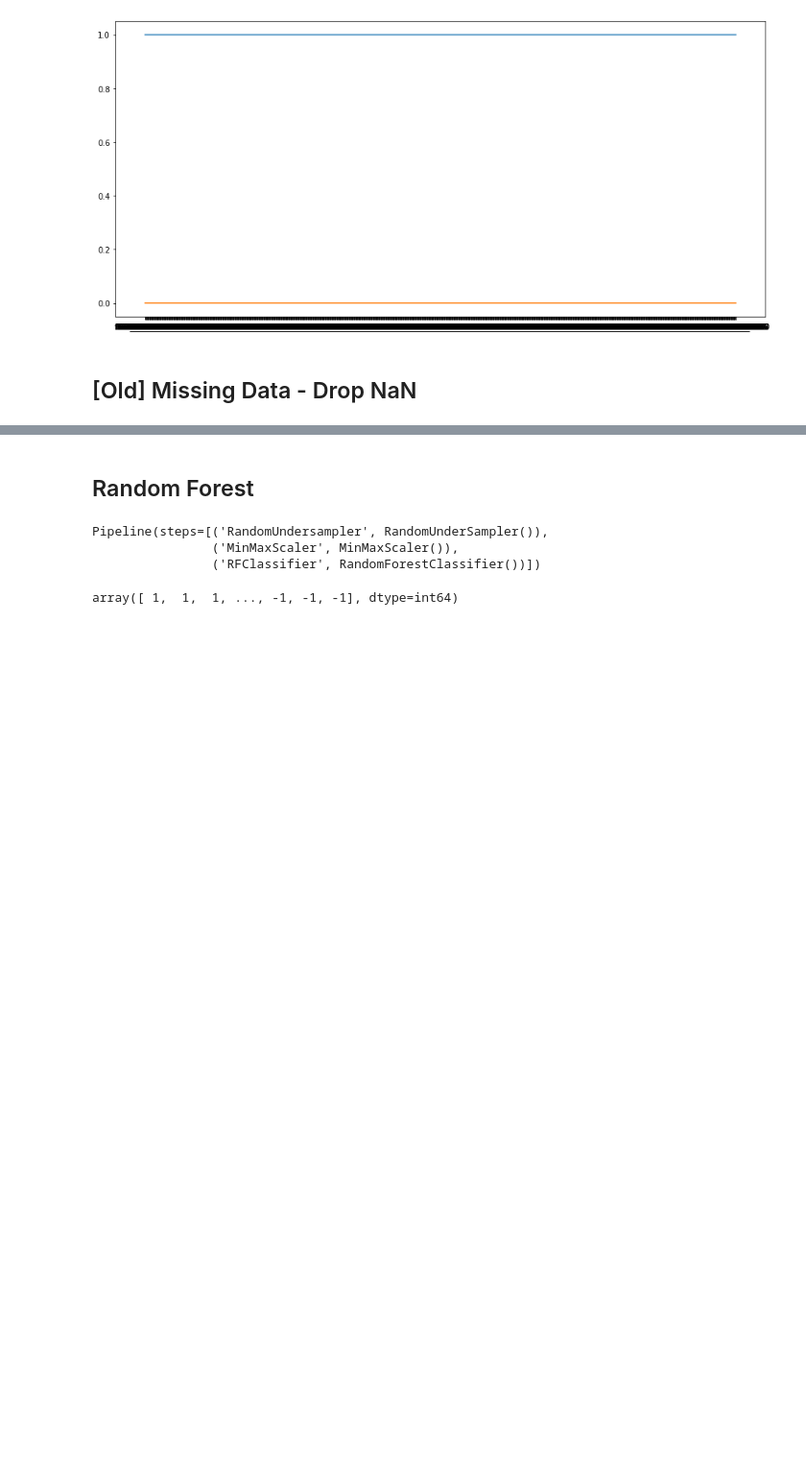
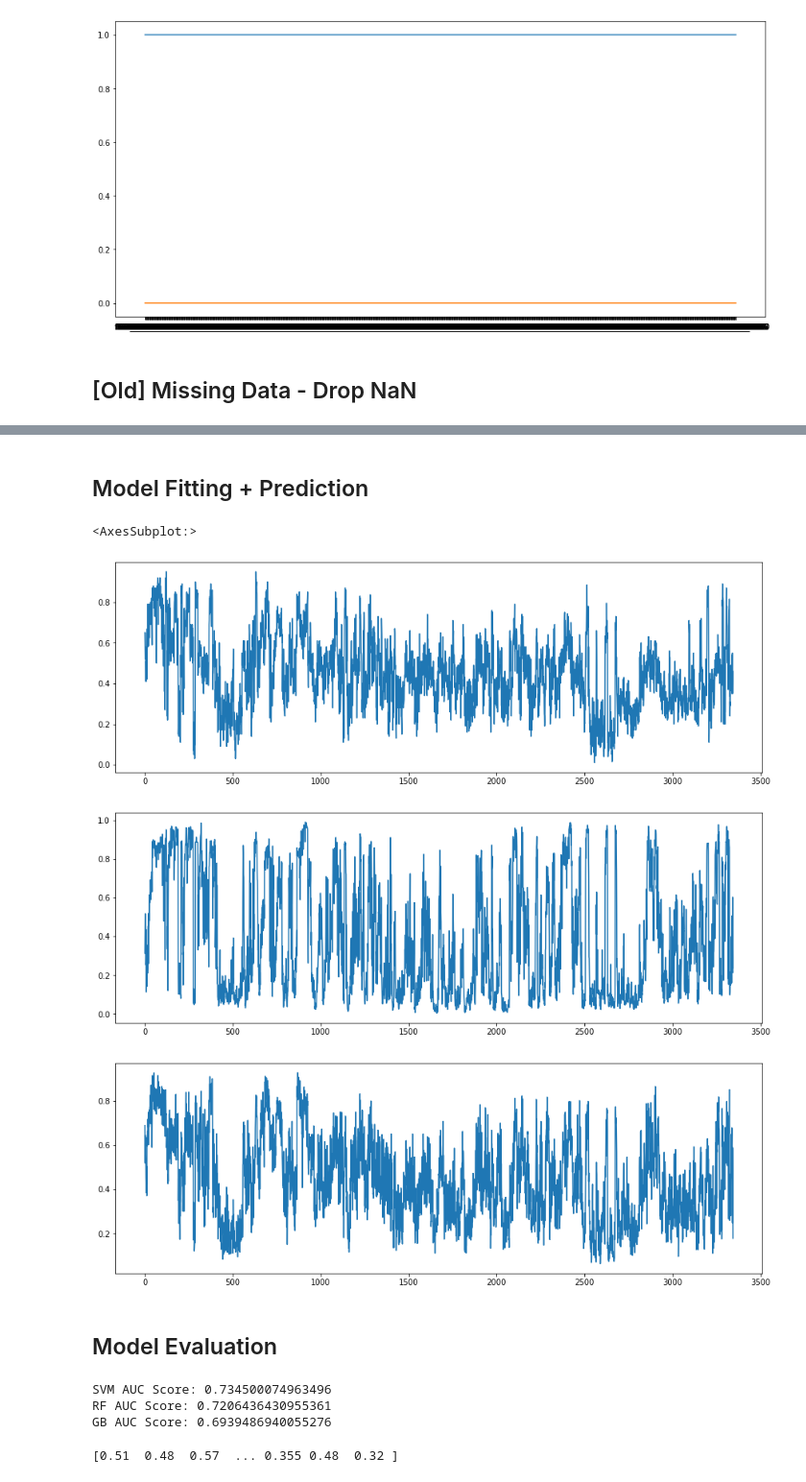
Before and after one commit to JPeck567/EpiPredProject, a Jupyter notebook: EpitopePred.ipynb, the cells around one changed output, grey strips where cells are left out. Shown at 96% size. Cells and saved outputs as stored; diff of their text form; code cells hidden in the pictures; blank space fills up the shorter version.

Commit message:
Additional Modelling additions + refactoring

```diff
--- a/EpitopePred.ipynb
+++ b/EpitopePred.ipynb
@@ -19,6 +21,13 @@ from imblearn.under_sampling import RandomUnderSampler
 from imblearn.pipeline import Pipeline as PipelineImb
 # %% [markdown]
 # Data
+# %%
+def loadAndSplitData(filePath="datasets/updated/txid10376_dataset.csv"): # txid10376 is EBV
+    epi = pd.read_csv(filePath)
+    epiSplit = epi.loc[epi['Info_split']  == 'split_01_75']
+    epiSplit25 = epi.loc[epi['Info_split']  == 'split_02_25']
+
+    return epiSplit, epiSplit25
 # %% [markdown]
 ## Read Data
 # %%
@@ -333 +346,9 @@ plt.plot(minVal)
+# %%
+epiSplit, epiSplit25 = loadAndSplitData() # default to EBV - txid10376
+
+X_train = epiSplit.iloc[:, 15:-1]
+y_train = epiSplit['Class']
+
+X_test = epiSplit25.iloc[:, 15:-1]
+y_test = epiSplit25['Class']
 # %% [markdown]
@@ -351,12 +432,35 @@ y_test = epiSplit25['Class']
-# %% [markdown]
-## Random Forest
-# %%
-rfPipeline.fit(X_train, y_train)
-# %% [output]
-Pipeline(steps=[('RandomUndersampler', RandomUnderSampler()),
-                ('MinMaxScaler', MinMaxScaler()),
-                ('RFClassifier', RandomForestClassifier())])
-# %%
-rfPipeline.predict(X_test)
-# %% [output]
-array([ 1,  1,  1, ..., -1, -1, -1], dtype=int64)
+# %% [markdown]
+## Model Fitting + Prediction
+# %%
+y_predSVM = modelPred('svm')()[:, 1]  # returns list of tuples (-1%, 1%). index 1 of tuple is pos %, so get this only
+y_predRF = modelPred('rf')()[:, 1]
+y_predGB = modelPred('gb')()[:, 1]
+# %%
+plt.figure(figsize=(15, 5))
+sns.lineplot(data=y_predRF)
+plt.figure(figsize=(15, 5))
+sns.lineplot(data=y_predSVM)
+plt.figure(figsize=(15, 5))
+sns.lineplot(data=y_predGB)
+# %% [output]
+<AxesSubplot:>
+[figure, added]
+[figure, added]
+[figure, added]
+# %% [markdown]
+## Model Evaluation
+# %%
+aucSVM = getAUCScore(y_test, y_predSVM) #thresholdAndGetAUCScore(y_test, y_predSVM)
+aucRF = getAUCScore(y_test, y_predRF) #thresholdAndGetAUCScore(y_test, y_predRF)
+aucGB = getAUCScore(y_test, y_predGB) #thresholdAndGetAUCScore(y_test, y_predGB)
+
+print(f'SVM AUC Score: {aucSVM}\nRF AUC Score: {aucRF}\nGB AUC Score: {aucGB}')
+# %% [output]
+SVM AUC Score: 0.734500074963496
+RF AUC Score: 0.7206436430955361
+GB AUC Score: 0.6939486940055276
+# %%
+#y_predRF
+print(y_predRF)
+# %% [output]
+[0.51  0.48  0.57  ... 0.355 0.48  0.32 ]
```
Also changed, not shown: parts of 11 cells of this notebook.
